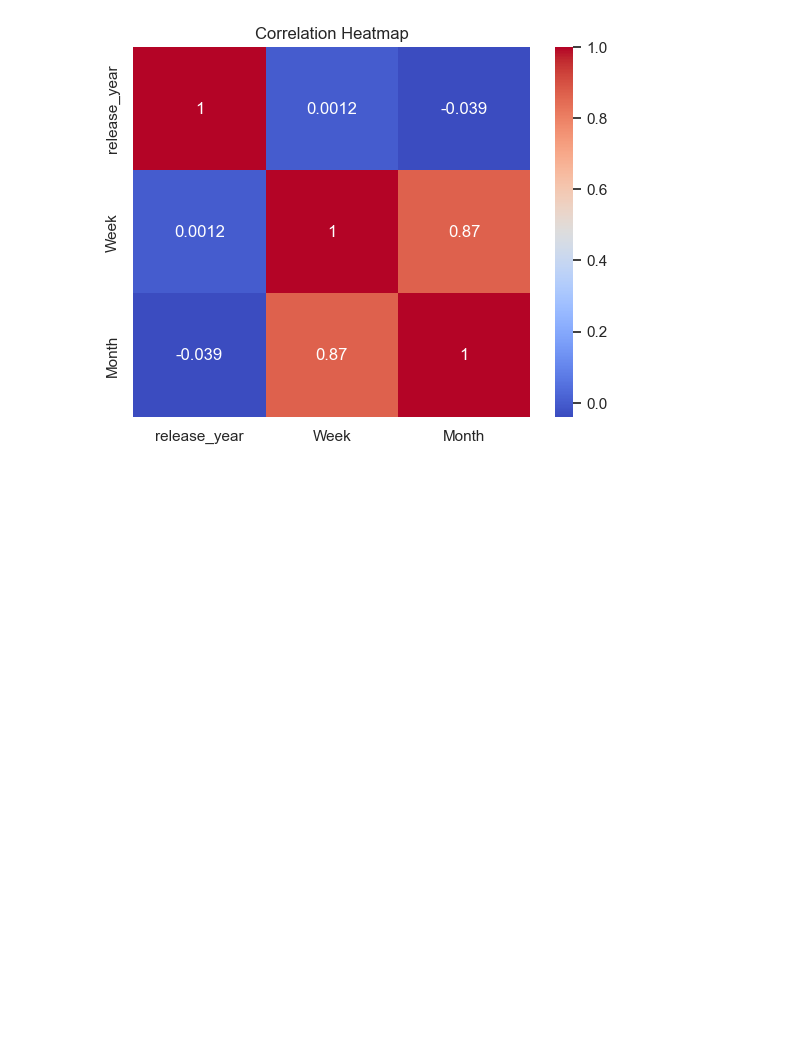
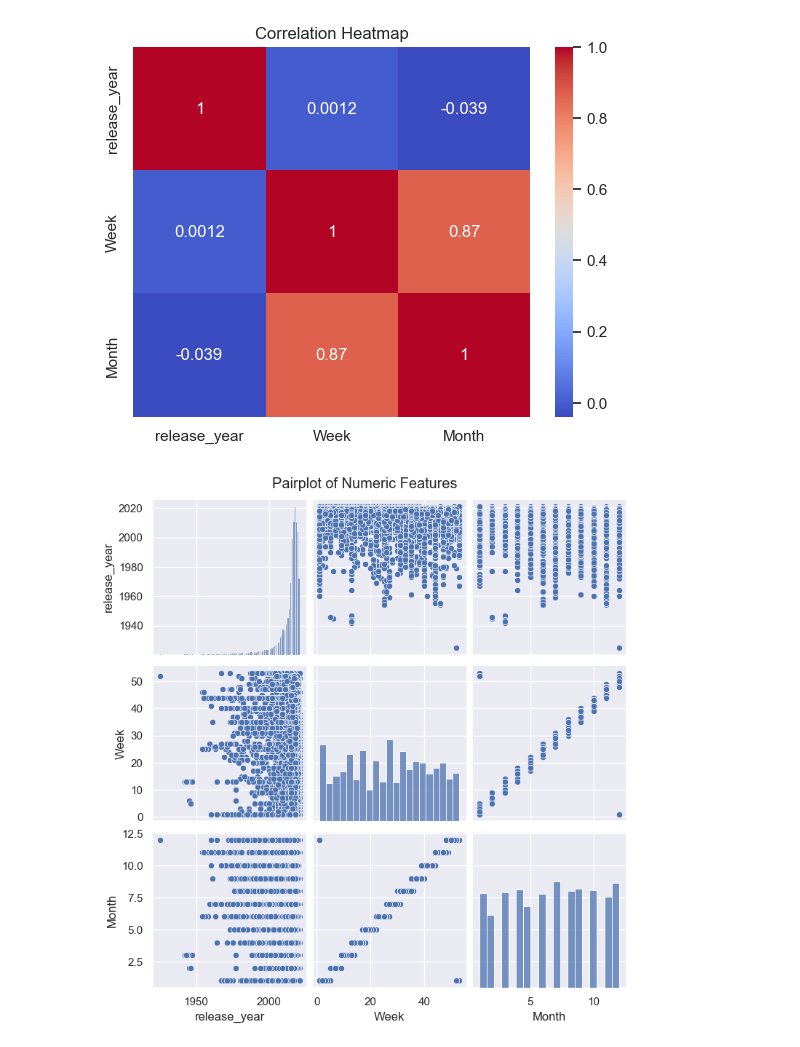
Before and after one commit to Vishalpandey328/Netflix-Data_Exploration_and_Visualisation, a Jupyter notebook: Recomendation.ipynb, the cells around one changed output. Drawn from its saved outputs; the diff is of its cells as text; code cells hidden in the pictures; blank space fills up the shorter version.

```diff
--- a/Recomendation.ipynb
+++ b/Recomendation.ipynb
@@ -435,3 +435,9 @@ plt.title("Correlation Heatmap")
 plt.show()
 # %% [output]
 [figure]
+# %%
+sns.pairplot(numeric_df)
+plt.suptitle("Pairplot of Numeric Features", y=1.02)
+plt.show()
+# %% [output]
+[figure, added]
```
Also changed, not shown: parts of 9 cells of this notebook.
